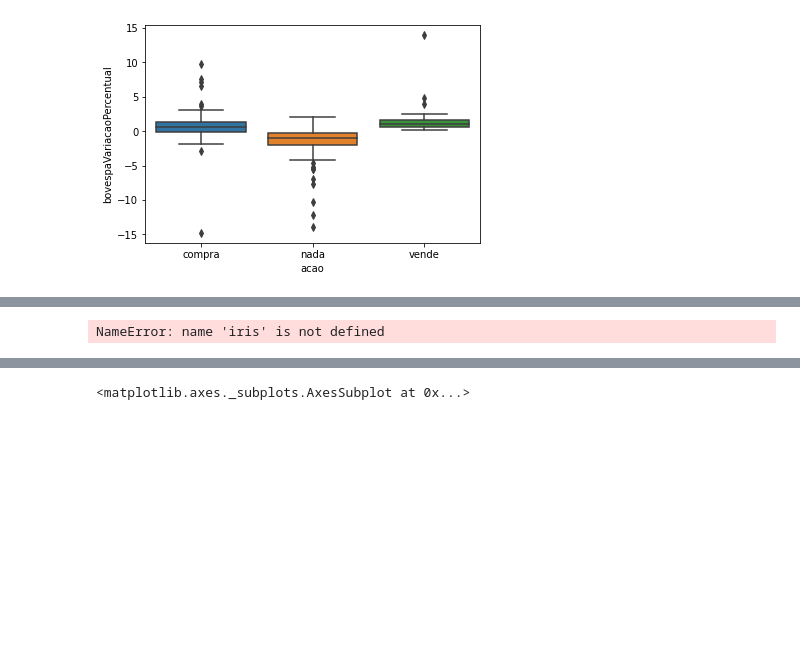
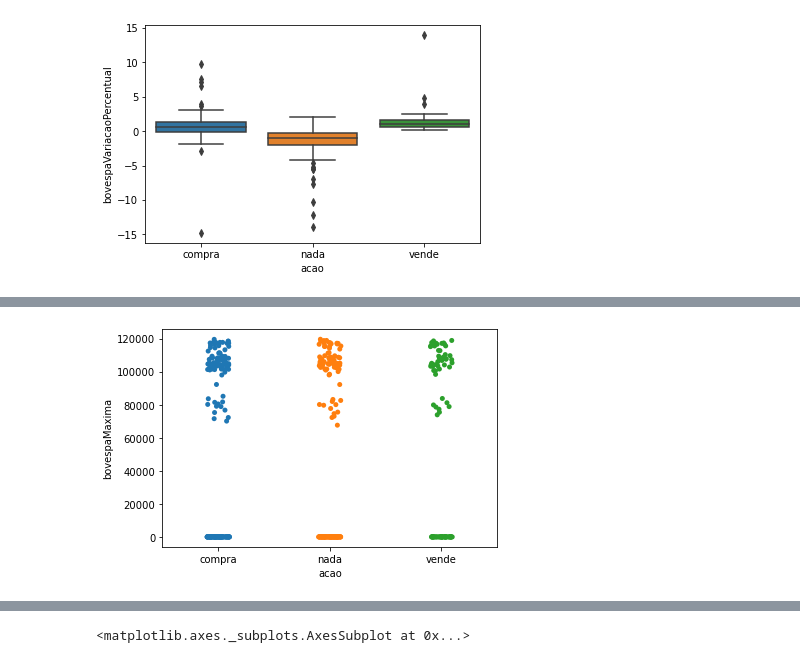
Before and after one commit to diegocandal/datascience-dolar, a Jupyter notebook: dolar-v1.0.0.ipynb, the cells around one changed output, grey strips where cells are left out. Drawn from its saved outputs; the diff is of its cells as text; code cells hidden in the pictures; blank space fills up the shorter version.

```diff
--- a/dolar-v1.0.0.ipynb
+++ b/dolar-v1.0.0.ipynb
@@ -129,8 +129,8 @@ NameError: name 'iris' is not defined
 # %%
-ax = sns.stripplot(x="Species", y="PetalWidthCm", data=iris, jitter=True, edgecolor="gray")
-ax = sns.stripplot(x="Species", y="PetalLengthCm", data=iris, jitter=True, edgecolor="gray")
+ax = sns.stripplot(x="acao", y="dolarMaxima", data=cotacoes, jitter=True, edgecolor="gray")
+ax = sns.stripplot(x="acao", y="bovespaMaxima", data=cotacoes, jitter=True, edgecolor="gray")
 # %% [output]
-NameError: name 'iris' is not defined
+[figure, added]
 # %%
 # Um gráfico de violino combina os benefícios dos dois gráficos anteriores e os simplifica.
 # As regiões mais densas dos dados são mais gordas e mais esparsas em um gráfico de violino
```
Also changed, not shown: parts of 6 cells of this notebook.
